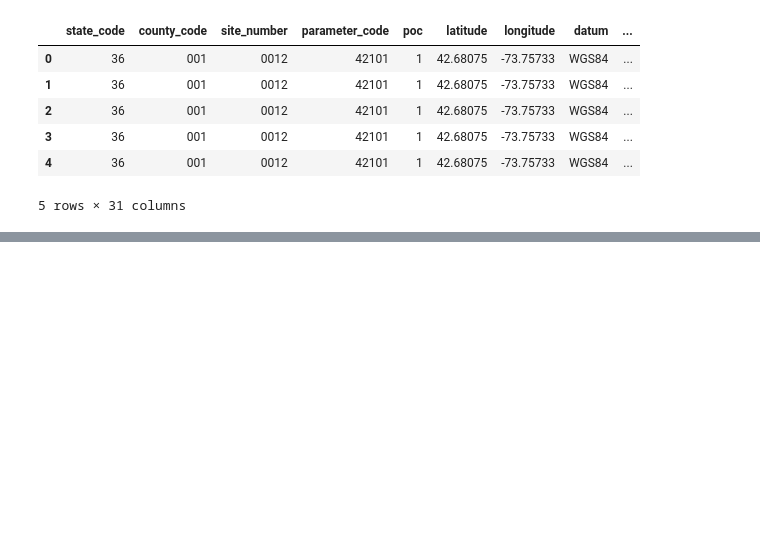
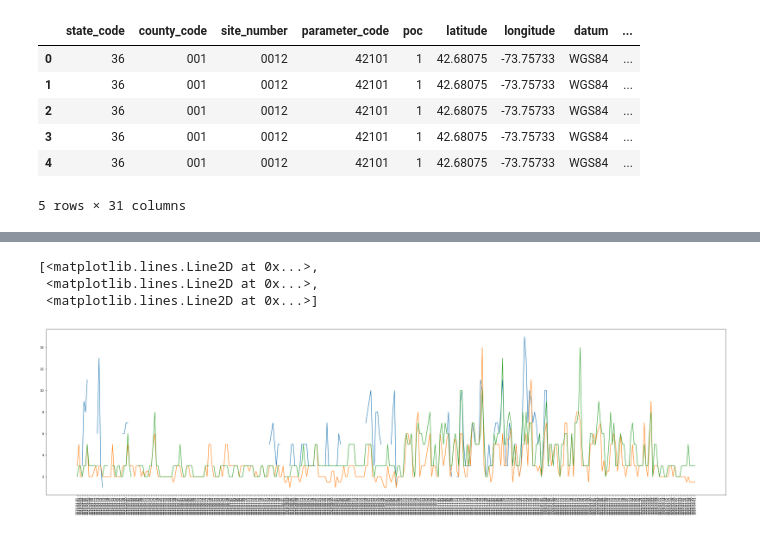
Before and after one commit to TrentELittle/BootcampProject1, a Jupyter notebook: project_main.ipynb, the cells around one changed output, grey strips where cells are left out. Cells and saved outputs as stored; diff of their text form; code cells hidden in the pictures; blank space fills up the shorter version.

```diff
--- a/project_main.ipynb
+++ b/project_main.ipynb
@@ -150,0 +201,17 @@ mass_df.head()
+# %%
+# Drop unnecessary columns to clean DF
+clean_mass_df = merge_mass_df.drop(["parameter_code","datum","cbsa_code","poc","method_code","local_site_name",
+                            "event_type","validity_indicator","method_code","state_code","county_code",
+                            "site_number","parameter","pollutant_standard","units_of_measure","method",
+                            "site_address","cbsa","observation_count","observation_percent"], axis=1)
+
+# Filter out the 1-hour sample_duration and fix any null values
+sample_duration = clean_mass_df['sample_duration'] == '8-HR RUN AVG END HOUR'
+clean_mass_df = clean_mass_df[sample_duration]
+
+clean_mass_df
+
+# Groupby date and fix null values
+group_mass = pd.DataFrame(clean_mass_df.groupby(['date_local', 'county']).mean().unstack())
+group_mass.fillna(0)
+# group_mass.index
@@ -150,0 +234,13 @@ mass_df.head()
+# %%
+# Create first Line Chart for first_max_value of CO and data_local for Mass_df
+# dates = matplotlib.dates.date2num(clean_mass_df['date_local'])
+fig, ax = plt.subplots(figsize=(40, 10))
+plt.xticks(rotation = 90)
+xvalue = group_mass.index
+yvalue = group_mass['aqi']
+plt.plot(xvalue, yvalue)
+# %% [output]
+[<matplotlib.lines.Line2D at 0x...>,
+ <matplotlib.lines.Line2D at 0x...>,
+ <matplotlib.lines.Line2D at 0x...>]
+[figure, added]
```
Also changed, not shown: parts of 4 cells of this notebook.
